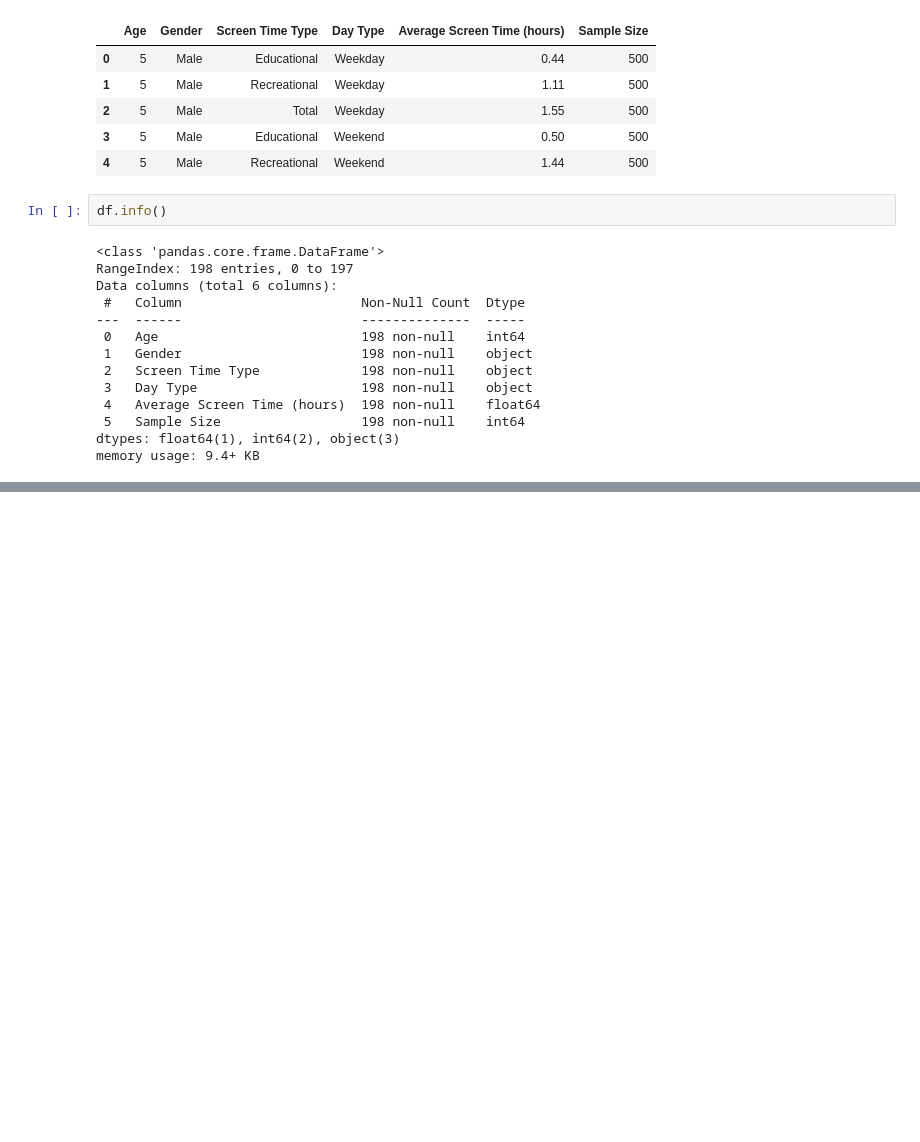
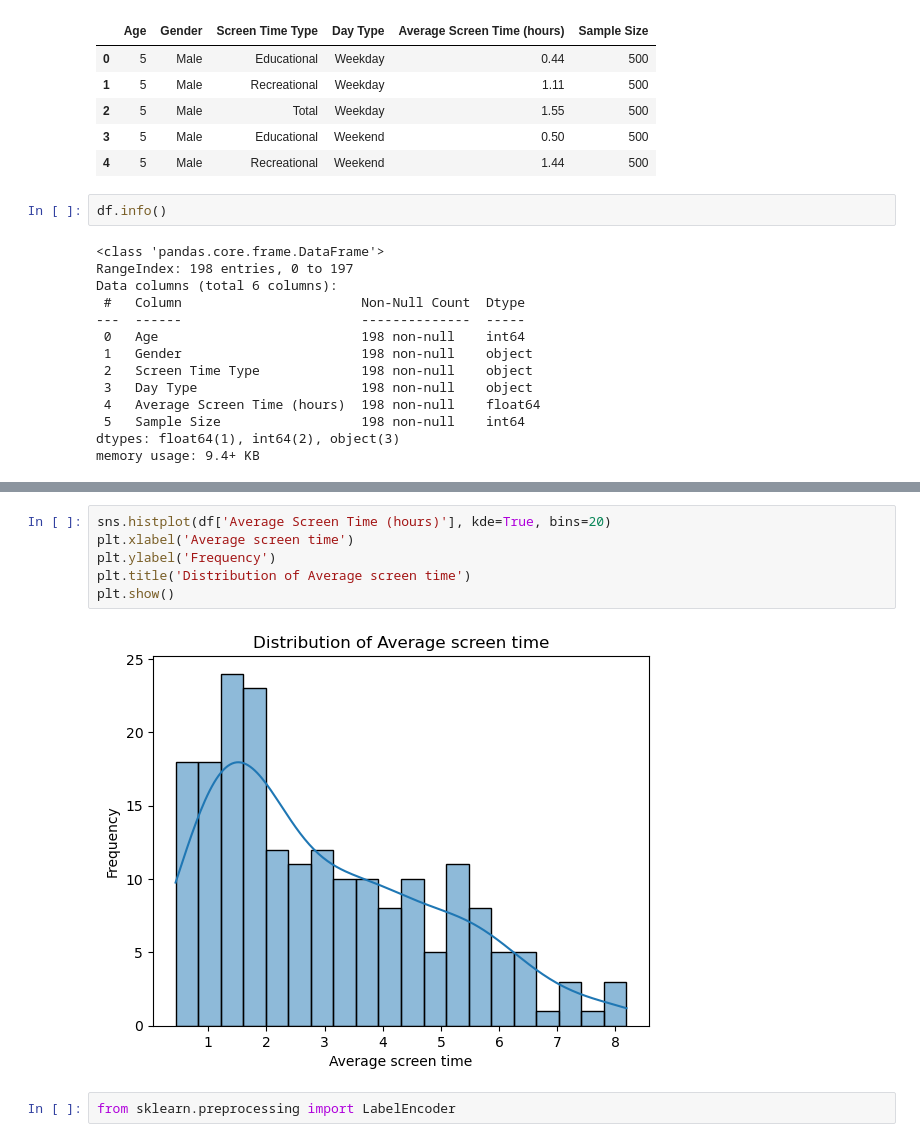
Before and after one commit to chaudhary-dotcom/ML, a Jupyter notebook: screen_time.ipynb, the cells around one changed output, grey strips where cells are left out. Saved outputs shown, nothing was run; the diff lists cells and outputs as text; blank space fills up the shorter version.

```diff
--- a/screen_time.ipynb
+++ b/screen_time.ipynb
@@ -34,0 +132,10 @@ memory usage: 9.4+ KB
+# %%
+sns.histplot(df['Average Screen Time (hours)'], kde=True, bins=20)
+plt.xlabel('Average screen time')
+plt.ylabel('Frequency')
+plt.title('Distribution of Average screen time')
+plt.show()
+# %% [output]
+[figure, added]
+# %%
+from sklearn.preprocessing import LabelEncoder
```
Also changed, not shown: parts of 17 cells of this notebook.
